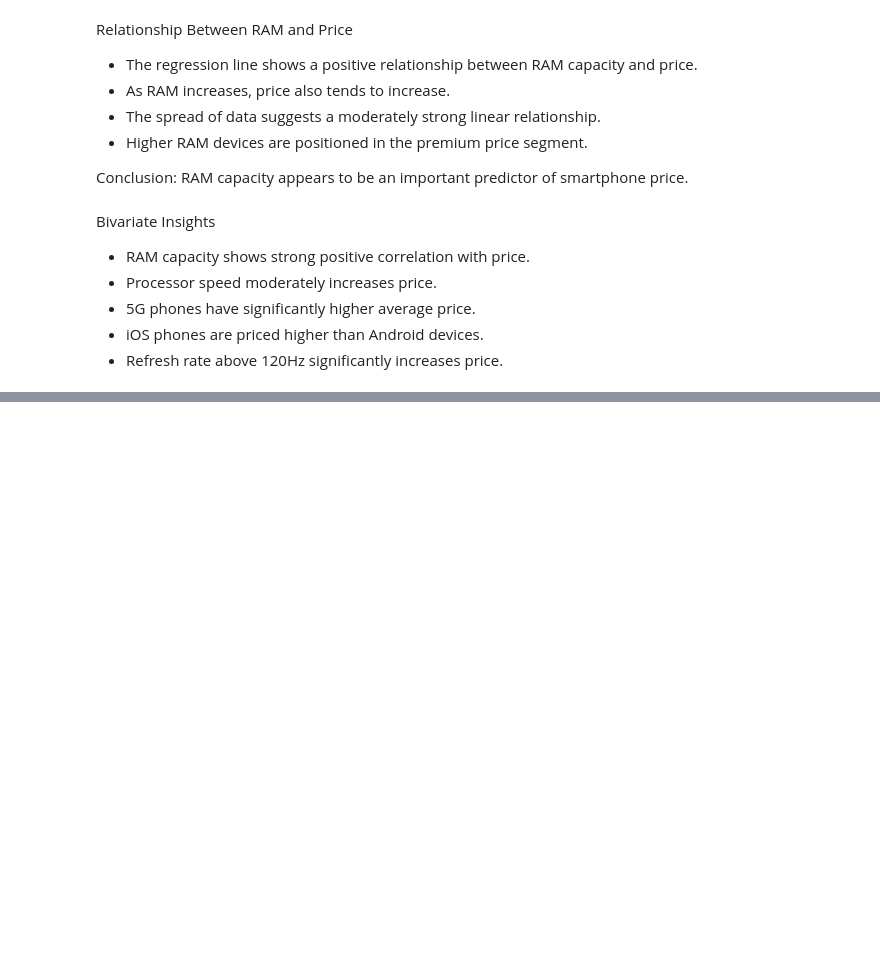
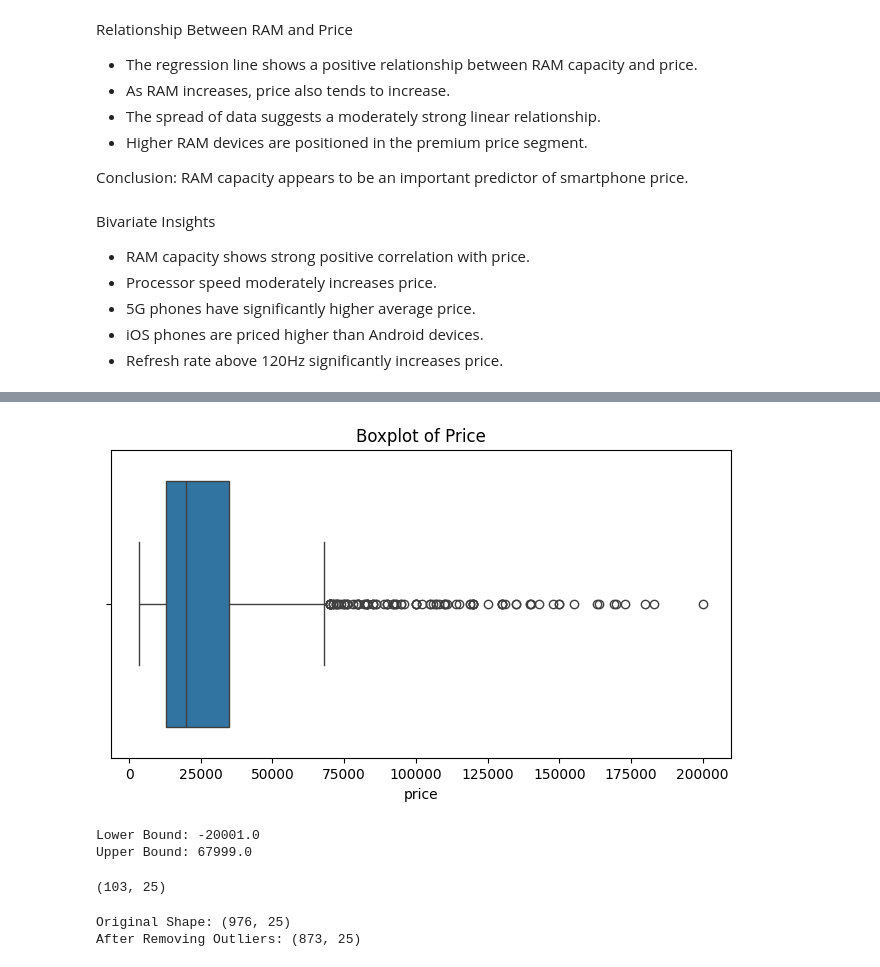
Before and after one commit to MohitMahi1/Smart-Phone-EDA-Analysis, a Jupyter notebook: smartphone_EDA_Analysis.ipynb, the cells around one changed output, grey strips where cells are left out. Cells and saved outputs as stored; diff of their text form; code cells hidden in the pictures; blank space fills up the shorter version.

```diff
--- a/smartphone_EDA_Analysis.ipynb
+++ b/smartphone_EDA_Analysis.ipynb
@@ -485,0 +517,33 @@ RAM capacity appears to be an important predictor of smartphone price.
+# %%
+plt.figure(figsize=(8,4))
+sns.boxplot(x=df["price"])
+plt.title("Boxplot of Price")
+plt.show()
+# %% [output]
+[figure, added]
+# %%
+Q1 = df["price"].quantile(0.25)
+Q3 = df["price"].quantile(0.75)
+IQR = Q3 - Q1
+
+lower_bound = Q1 - 1.5 * IQR
+upper_bound = Q3 + 1.5 * IQR
+
+print("Lower Bound:", lower_bound)
+print("Upper Bound:", upper_bound)
+
+outliers = df[(df["price"] < lower_bound) | (df["price"] > upper_bound)]
+outliers.shape
+# %% [output]
+Lower Bound: -20001.0
+Upper Bound: 67999.0
+(103, 25)
+# %%
+# Remove the outlires
+df_clean = df[(df["price"] >= lower_bound) & (df["price"] <= upper_bound)]
+
+print("Original Shape:", df.shape)
+print("After Removing Outliers:", df_clean.shape)
+# %% [output]
+Original Shape: (976, 25)
+After Removing Outliers: (873, 25)
```
Also changed, not shown: parts of 19 cells of this notebook, 3 other files.
